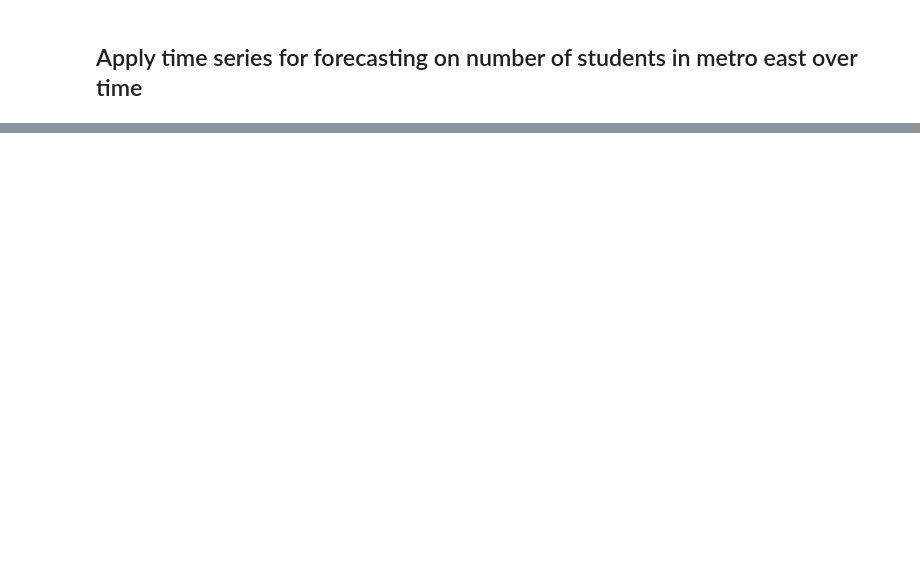
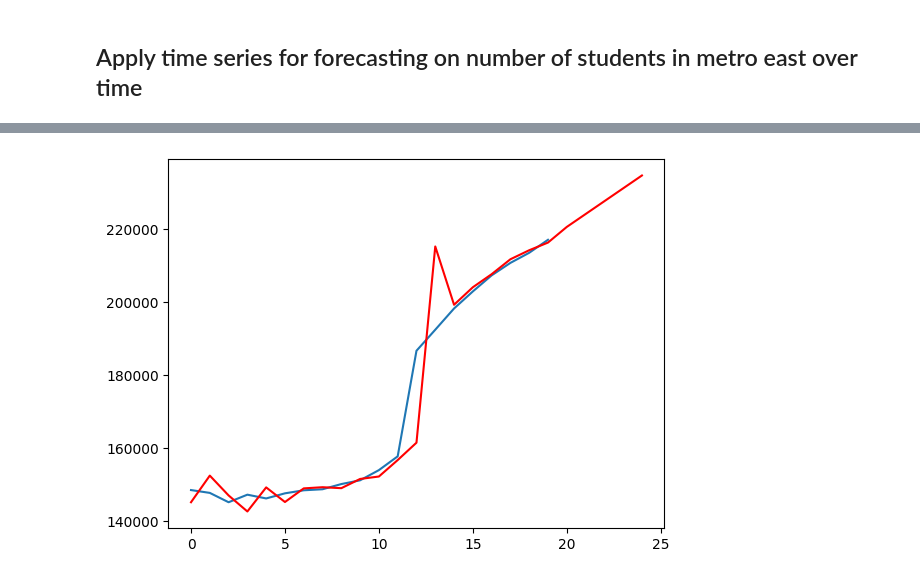
Before and after one commit to Gareth1995/education_project, a Jupyter notebook: time_series.ipynb, the cells around one changed output, grey strips where cells are left out. Drawn from its saved outputs; the diff is of its cells as text; code cells hidden in the pictures; blank space fills up the shorter version.

```diff
--- a/time_series.ipynb
+++ b/time_series.ipynb
@@ -119,7 +149,0 @@ plot_learner_ts('METRO EAST', '3', 'TOTAL 1')
-# %%
-# filter the enrollment dataframe
-def filter_df(df, metro, circuit, variable):
-    return df[(df['EDUC DISTRICT'] == str(metro)) & (df['CIRCUIT'] == circuit)][[str(variable), 'YEAR']]
-
-enrollment_subset = filter_df(enrollment_ts, 'METRO EAST', 3, 'TOTAL 1')
-enrollment_subset
@@ -180,0 +222,7 @@ plot_ts_predictions(enrollment_subset, arma_mod)
+# %%
+# plot forecasts against actual outcomes
+plt.plot(test)
+plt.plot(predictions, color='red')
+plt.show()
+# %% [output]
+[figure, added]
```
Also changed, not shown: parts of 11 cells of this notebook, 1 other file.
